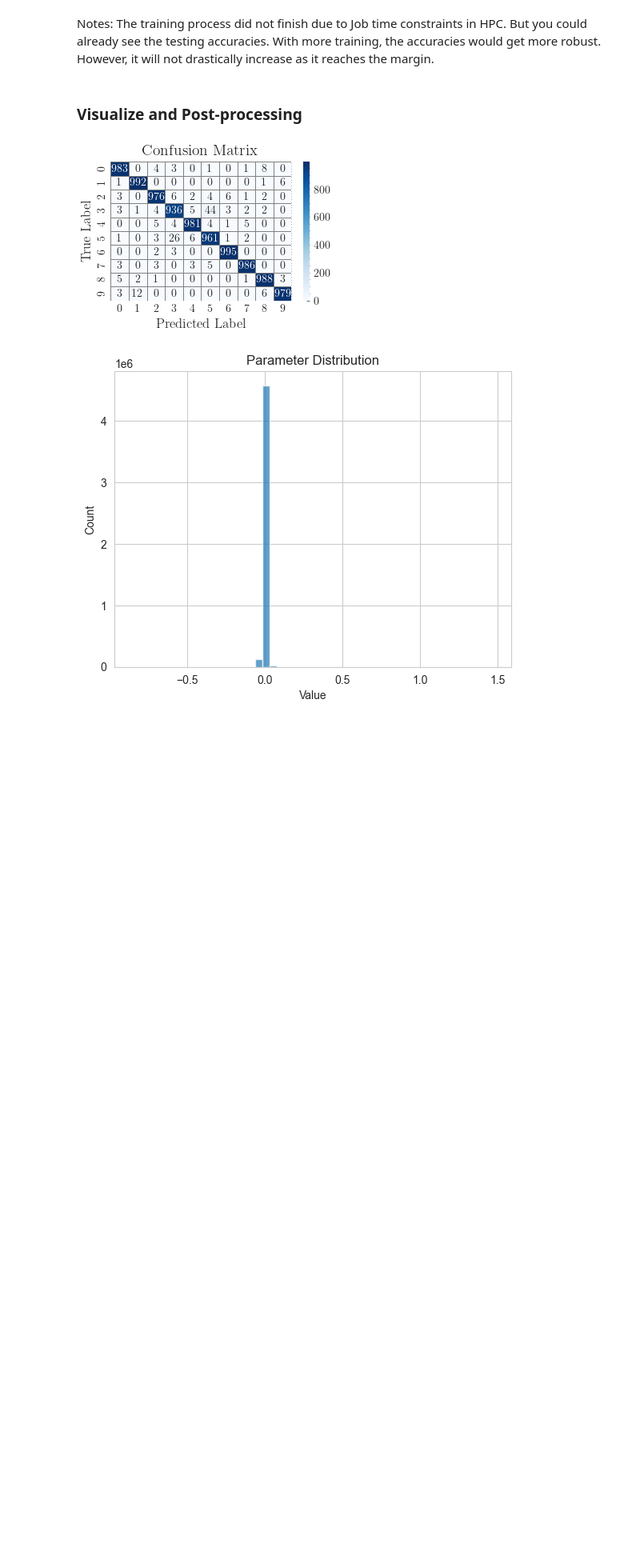
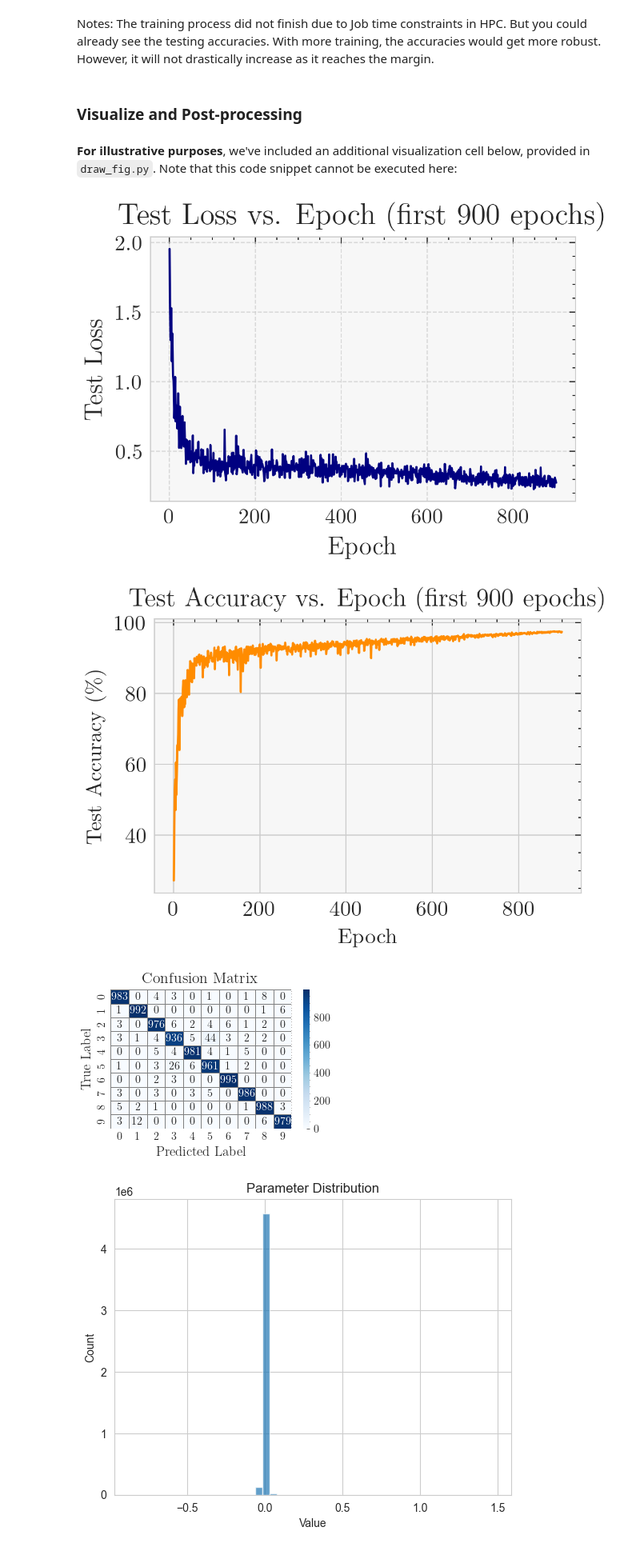
Before and after one commit to yifeihsu/DL25_Course_Project, a Jupyter notebook: demo_notebook.ipynb, the cells around one changed output. Shown: that part at 80% size. Cells and saved outputs as stored; diff of their text form; code cells hidden in the pictures; blank space fills up the shorter version.

```diff
--- a/demo_notebook.ipynb
+++ b/demo_notebook.ipynb
@@ -502,6 +502,69 @@ plt.legend()
 plt.title('Accuracy Curves')
 
 plt.show()
+# %% [markdown]
+**For illustrative purposes**, we've included an additional visualization cell below, provided in `draw_fig.py`. Note that this code snippet cannot be executed here:
+# %%
+import re
+import matplotlib
+import matplotlib.pyplot as plt
+import matplotlib.style as style
+import scienceplots  # Import scienceplots to register the styles
+
+# Use SciencePlots style with high resolution
+plt.style.use(['science', 'high-vis'])
+
+# Enable LaTeX-style text rendering and Times New Roman font
+plt.rcParams.update({
+    "font.family": "serif",
+    "font.serif": ["Times New Roman"],
+    "figure.dpi": 300,                # Higher resolution
+    "axes.facecolor": "#f7f7f7",      # Light grey facecolor for contrast
+})
+
+epochs = []
+test_losses = []
+test_accs = []
+current_epoch = None
+# Filter to the first 900 epochs
+epoch_loss_acc = [
+    (e, l, a) for (e, l, a) in zip(epochs, test_losses, test_accs)
+    if e <= 900
+]
+
+epochs_900      = [x[0] for x in epoch_loss_acc]
+test_losses_900 = [x[1] for x in epoch_loss_acc]
+test_accs_900   = [x[2] for x in epoch_loss_acc]
+# -----------------------------
+#  C) PLOT TEST LOSS
+# -----------------------------
+fig, ax = plt.subplots()  # higher resolution
+ax.plot(epochs_900, test_losses_900, linewidth=1, color='navy')
+
+ax.set_title("Test Loss vs. Epoch (first 900 epochs)", fontsize=14)
+ax.set_xlabel("Epoch", fontsize=12)
+ax.set_ylabel("Test Loss", fontsize=12)
+ax.grid(True, linestyle='--', linewidth=0.5, alpha=0.7)
+
+plt.tight_layout()
+plt.show()
+fig.savefig('test_loss_plot.pdf', format='pdf', bbox_inches='tight')
+# -----------------------------
+#  D) PLOT TEST ACCURACY
+# -----------------------------
+fig, ax = plt.subplots()  # higher resolution
+ax.plot(epochs_900, test_accs_900, linewidth=1, color='darkorange')
+
+ax.set_title("Test Accuracy vs. Epoch (first 900 epochs)")
+ax.set_xlabel("Epoch")
+ax.set_ylabel("Test Accuracy (\%)")  # Corrected label to remove escape character
+
+fig.tight_layout()
+plt.show()
+fig.savefig('test_accuracy_plot.pdf', format='pdf', bbox_inches='tight')
+# %% [output]
+[figure, added]
+[figure, added]
 # %%
 from sklearn.metrics import confusion_matrix
 import seaborn as sns
```
Also changed, not shown: 2 other files.
